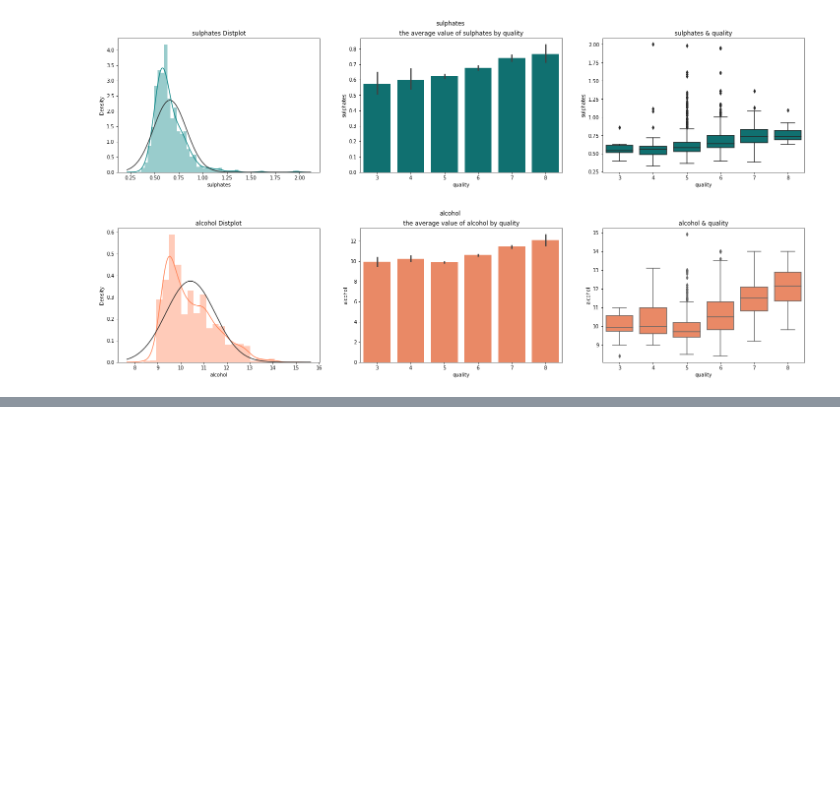
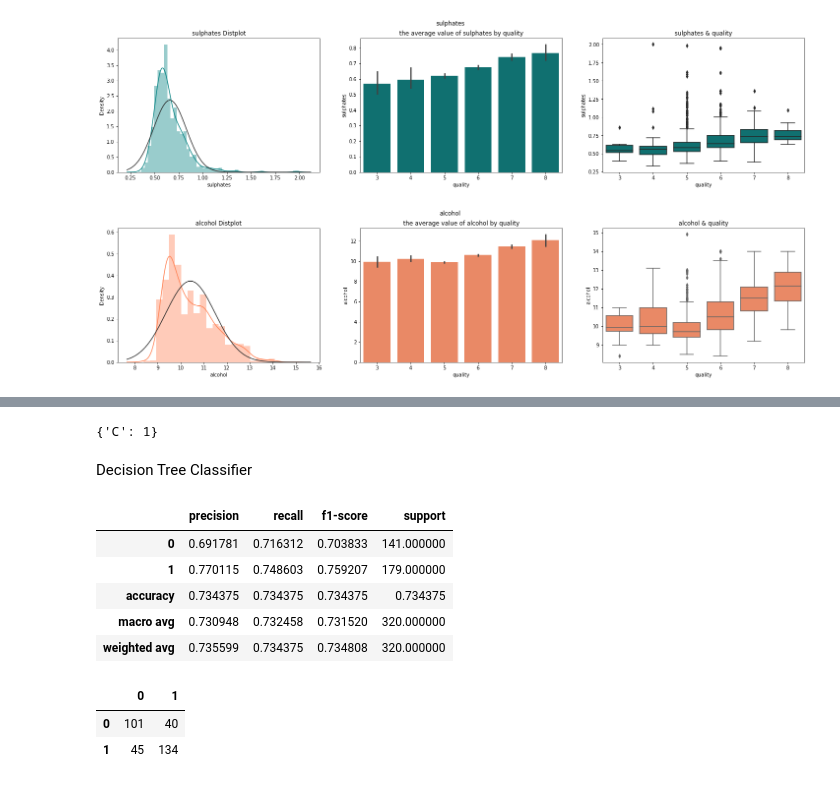
Before and after one commit to GustavoGil13/classifiers-red-wine-quality, a Jupyter notebook: classifiers.ipynb, the cells around one changed output, grey strips where cells are left out. Drawn from its saved outputs; the diff is of its cells as text; code cells hidden in the pictures; blank space fills up the shorter version.

```diff
--- a/classifiers.ipynb
+++ b/classifiers.ipynb
@@ -182,0 +257,3 @@ Overall, almost every column has a lot of outliers expect **citric acid**
+# %%
+models_best_results = []
+cv = 10
@@ -182,0 +288,3 @@ Overall, almost every column has a lot of outliers expect **citric acid**
+# %%
+gscv = GridSearchCV(estimator=lr, param_grid={"C": np.arange(1, 11)}, cv = cv, scoring = "accuracy", verbose = 3)
+gscv.fit(X_train, y_train)
@@ -182,0 +312,4 @@ Overall, almost every column has a lot of outliers expect **citric acid**
+# %%
+gscv.best_params_
+# %% [output]
+{'C': 1}
@@ -182,0 +318,23 @@ Overall, almost every column has a lot of outliers expect **citric acid**
+# %% [markdown]
+Decision Tree Classifier
+# %%
+dtc = DecisionTreeClassifier(random_state = 42)
+dtc.fit(X_train, y_train)
+y_pred = dtc.predict(X_test)
+# %%
+report = classification_report(y_test, y_pred, output_dict=True)
+df_report = pd.DataFrame(report).transpose()
+df_report
+# %% [output]
+|  | precision | recall | f1-score | support |
+| 0 | 0.691781 | 0.716312 | 0.703833 | 141.000000 |
+| 1 | 0.770115 | 0.748603 | 0.759207 | 179.000000 |
+| accuracy | 0.734375 | 0.734375 | 0.734375 | 0.734375 |
+| macro avg | 0.730948 | 0.732458 | 0.731520 | 320.000000 |
+| weighted avg | 0.735599 | 0.734375 | 0.734808 | 320.000000 |
+# %%
+pd.DataFrame(confusion_matrix(y_test, y_pred))
+# %% [output]
+|  | 0 | 1 |
+| 0 | 101 | 40 |
+| 1 | 45 | 134 |
```
Also changed, not shown: parts of 41 cells of this notebook.
